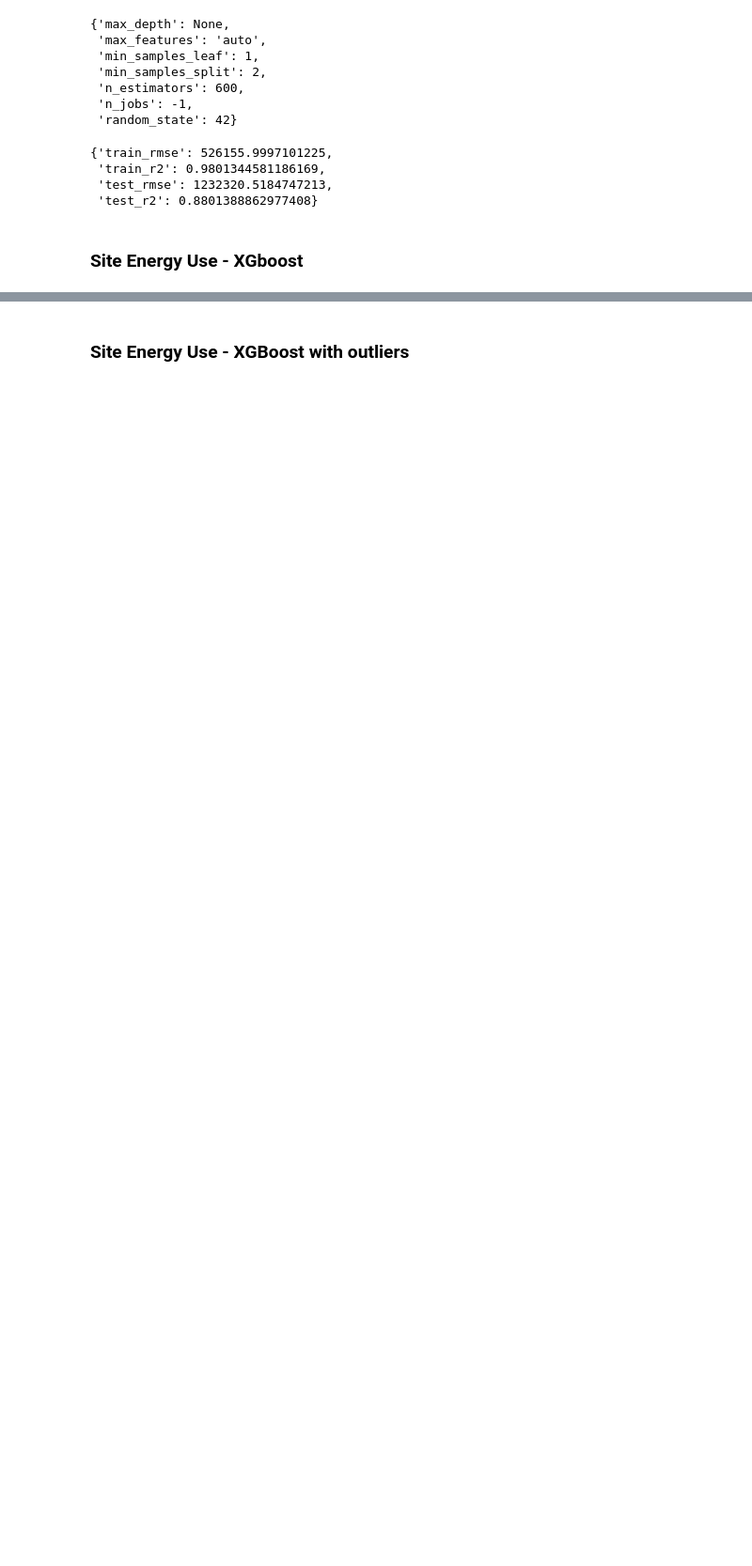
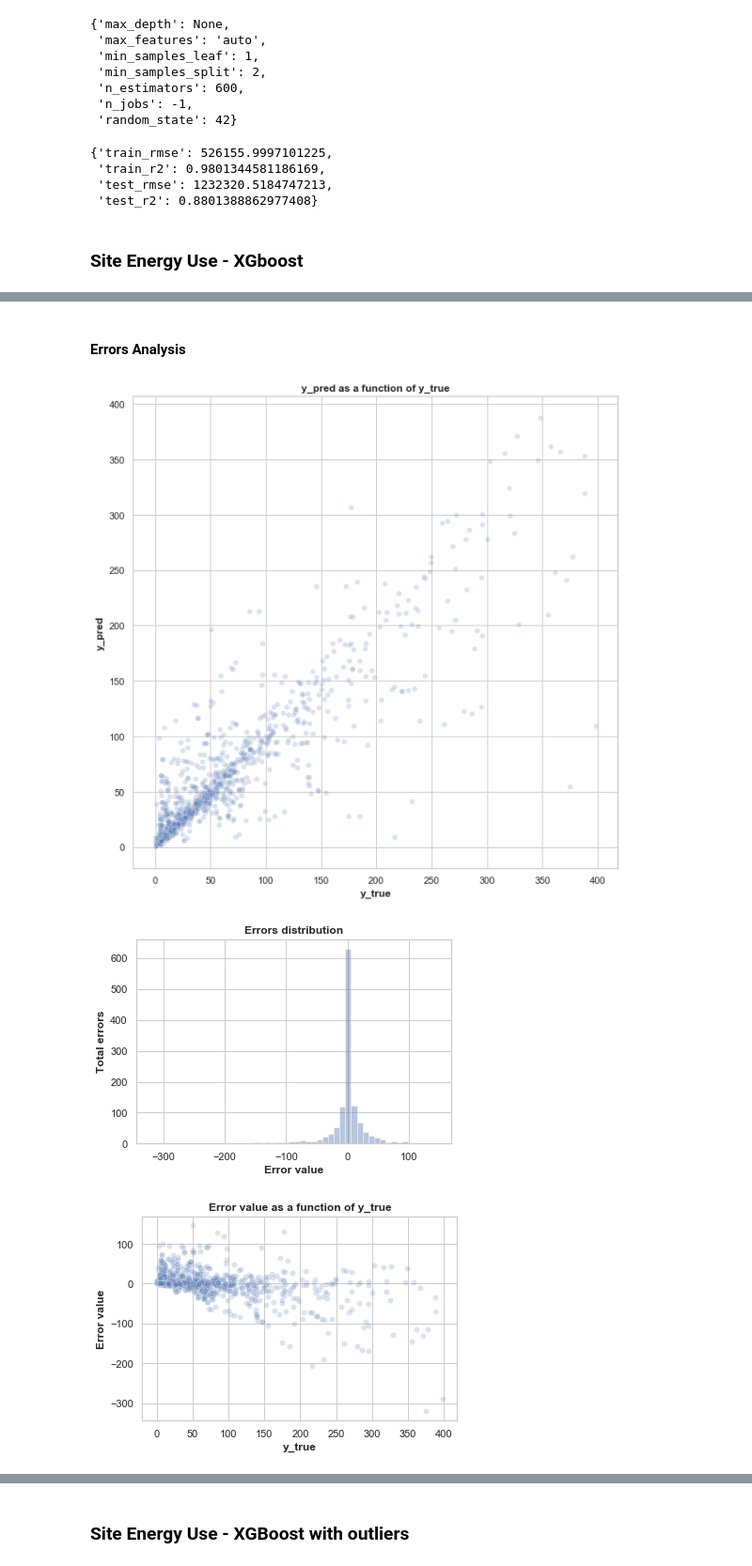
Before and after one commit to nicodesh/seattle-building-energy-prediction, a Jupyter notebook: seattle-building-energy-forecasting-part5.ipynb, the cells around one changed output, grey strips where cells are left out. Shown at 94% size. Saved outputs shown, nothing was run; the diff lists cells and outputs as text; code cells hidden in the pictures; blank space fills up the shorter version.

```diff
--- a/seattle-building-energy-forecasting-part5.ipynb
+++ b/seattle-building-energy-forecasting-part5.ipynb
@@ -393,0 +498,11 @@ display(pd.DataFrame(classifier2).sort_values(by="test_rmse_score").head(5))
+# %%
+params = {'max_depth': [55],
+          'learning_rate': [0.3],
+          'min_child_weight': [1],
+          'subsample': [1],
+          'colsample_bytree': [0.7],
+          'objective': ['reg:squarederror'],
+          'n_estimators': [50],
+          'n_jobs': [4]}
+
+regressor4, model4, X_test4, y_test4 = my_xgb(data_prep.drop([target1, "ENERGYSTARScore"], axis=1), params, target2)
@@ -393,0 +534,9 @@ display(pd.DataFrame(classifier2).sort_values(by="test_rmse_score").head(5))
+# %% [markdown]
+#### Errors Analysis
+# %%
+y_pred4 = model4.predict(X_test4)
+error_analysis(X_test4, y_test4, y_pred4)
+# %% [output]
+[figure, added]
+[figure, added]
+[figure, added]
```
Also changed, not shown: parts of 42 cells of this notebook.
